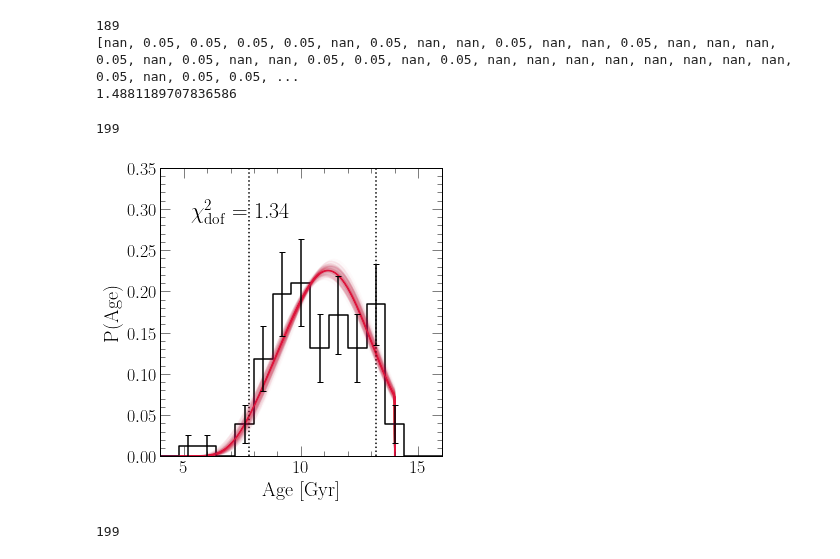
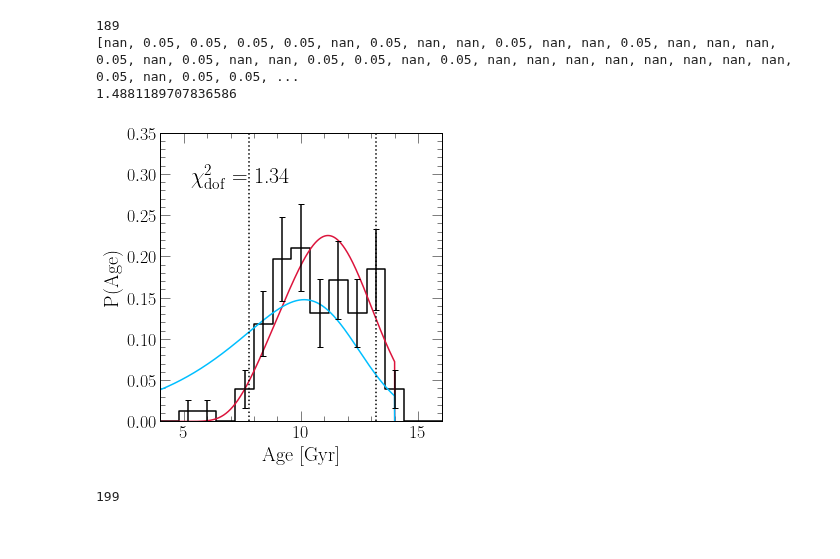
Before and after one commit to giganano/h3halo, a Jupyter notebook: notebooks/paperplots.ipynb, the cells around one changed output. Drawn from its saved outputs; the diff is of its cells as text; code cells hidden in the pictures.

Commit message:
paper updates, GSE and Wukong alternative fits

```diff
--- a/notebooks/paperplots.ipynb
+++ b/notebooks/paperplots.ipynb
@@ -1405,31 +1431,29 @@ xvals = [(a + b) / 2 for a, b in zip(age_bins[:-1], age_bins[1:])]
 ax.errorbar(xvals, age_dist, yerr = errors, c = named_colors()["black"], linestyle = "None", zorder = 100,
     capsize = 3)
 
-with vice.output("./bestfit") as bfout:
-    diff = 13.2 - bfout.history["time"][-1]
-    lookback = [_ + diff for _ in bfout.history["lookback"]][::-1]
-    dt = bfout.history["time"][1] - bfout.history["time"][0]
-    ages = np.arange(0, 14, dt).tolist()
-    agedist = (len(ages) - 1) * [0.]
-    for i in range(len(agedist)):
-        for j in range(len(lookback)):
-            if abs(ages[i] - lookback[j]) < dt / 2:
-                agedist[i] = bfout.history["sfr"][-j]
-                break
-            else: continue
-    norm = 0
-    for i in range(len(agedist)): norm += agedist[i] * (ages[i + 1] - ages[i])
-    agedist = [_ / norm for _ in agedist]
-#     print(agedist)
-    agedist = convolve(agedist, ages, 0.05, which = lognormal)
-    ages.append(14)
-    agedist.append(0)
-    ax.plot(ages[1:], agedist, c = named_colors()["crimson"])
-    ax.axvline(13.2, c = named_colors()["black"], linestyle = ':')
-    ax.axvline(diff, c = named_colors()["black"], linestyle = ':')
+# with vice.output("./gse") as bfout:
+#     diff = 13.2 - bfout.history["time"][-1]
+#     lookback = [_ + diff for _ in bfout.history["lookback"]][::-1]
+#     dt = bfout.history["time"][1] - bfout.history["time"][0]
+#     ages = np.arange(0, 14, dt).tolist()
+#     agedist = (len(ages) - 1) * [0.]
+#     for i in range(len(agedist)):
+#         for j in range(len(lookback)):
+#             if abs(ages[i] - lookback[j]) < dt / 2:
+#                 agedist[i] = bfout.history["sfr"][-j]
+#                 break
+#             else: continue
+#     norm = 0
+#     for i in range(len(agedist)): norm += agedist[i] * (ages[i + 1] - ages[i])
+#     agedist = [_ / norm for _ in agedist]
+# #     print(agedist)
+#     agedist = convolve(agedist, ages, 0.05, which = lognormal)
+#     ages.append(14)
+#     agedist.append(0)
+#     ax.plot(ages[1:], agedist, c = named_colors()["crimson"])
 
-def plotsub(sub):
-    out = vice.output("./gse_subsamples/gse%d" % (sub))
+def plotsub(name, **kwargs):
+    out = vice.output(name)
     diff = 13.2 - out.history["time"][-1]
     lookback = [_ + diff for _ in out.history["lookback"]][::-1]
     dt = out.history["time"][1] - out.history["time"][0]
@@ -1448,18 +1472,16 @@ def plotsub(sub):
     agedist = convolve(agedist, ages, 0.05, which = lognormal)
     ages.append(14)
     agedist.append(0)
-    ax.plot(ages[1:], agedist, c = named_colors()["crimson"], alpha = 0.02)
+    ax.plot(ages[1:], agedist, **kwargs)
+
+plotsub("gse", c = named_colors()["crimson"])
+plotsub("gse_noages", c = named_colors()["deepskyblue"])
+# for i in range(200):
+#     plotsub(i)
+#     sys.stdout.write("\r%d" % (i))
 # sys.stdout.write("\n")
-
-for i in range(200):
-    plotsub(i)
-    sys.stdout.write("\r%d" % (i))
-sys.stdout.write("\n")
-
-# with Pool(5) as pool:
-#     pool.map(plotsub, range(200))
-# sys.stdout.write("\n")
-# plotsub(1)
+ax.axvline(13.2, c = named_colors()["black"], linestyle = ':')
+ax.axvline(13.2 - 5.4, c = named_colors()["black"], linestyle = ':')
 
 # random.seed(a = 0)
 # n_subs = 200
@@ -1474,39 +1496,38 @@ sys.stdout.write("\n")
 # with vice.singlezone(name = "sampled") as sz:
 #     for i in range(n_subs):
 #         sz.elements = ["fe", "o"]
 #         sz.func = exponential(timescale = chain["tau_in"][indeces[i]])
 #         sz.mode = "ifr"
 #         sz.Mg0 = 0
 #         sz.nthreads = 2
 #         sz.tau_star = chain["tau_star"][indeces[i]]
 #         sz.eta = chain["eta"][indeces[i]]
 #         sz.dt = chain["tau_tot"][indeces[i]] / 500
 #         vice.yields.ccsne.settings['fe'] = chain["y_fe_cc"][indeces[i]]
 #         vice.yields.sneia.settings['fe'] = chain["y_fe_ia"][indeces[i]]
 #         out = sz.run(np.linspace(0, chain["tau_tot"][indeces[i]], 501),
 #             overwrite = True, capture = True)
 
 #         kwargs["alpha"] = 0.02
 #         diff = 13.2 - out.history["time"][-1]
 #         xvals = [_ + diff for _ in out.history["lookback"]]
 #         norm = sum(out.history["sfr"]) * (out.history["time"][1] - out.history["time"][0])
 #         yvals = [_ / norm for _ in out.history["sfr"]]
 #         ax.plot(xvals, yvals, **kwargs)
 
 #         sys.stdout.write("\r%d" % (i))
 # sys.stdout.write("\n")
 
 ax.text(5.3, 0.29, r"$\chi_\text{dof}^2$ = 1.34", fontsize = 22)
 
 plt.tight_layout()
-for ext in ["pdf", "jpeg"]:
-    kwargs = {}
-    if ext == "jpeg": kwargs["dpi"] = 200
-    plt.savefig("../paper/gsefit_agedist.%s" % (ext), **kwargs)
+# for ext in ["pdf", "jpeg"]:
+#     kwargs = {}
+#     if ext == "jpeg": kwargs["dpi"] = 200
+#     plt.savefig("../paper/gsefit_agedist.%s" % (ext), **kwargs)
 plt.show()
 # %% [output]
-199
-[figure, old version]
+[figure, new version]
 # %%
 fig = plt.figure()
 top = fig.add_subplot(211)
```
Also changed, not shown: parts of 1 cell of this notebook, 5 other files.
